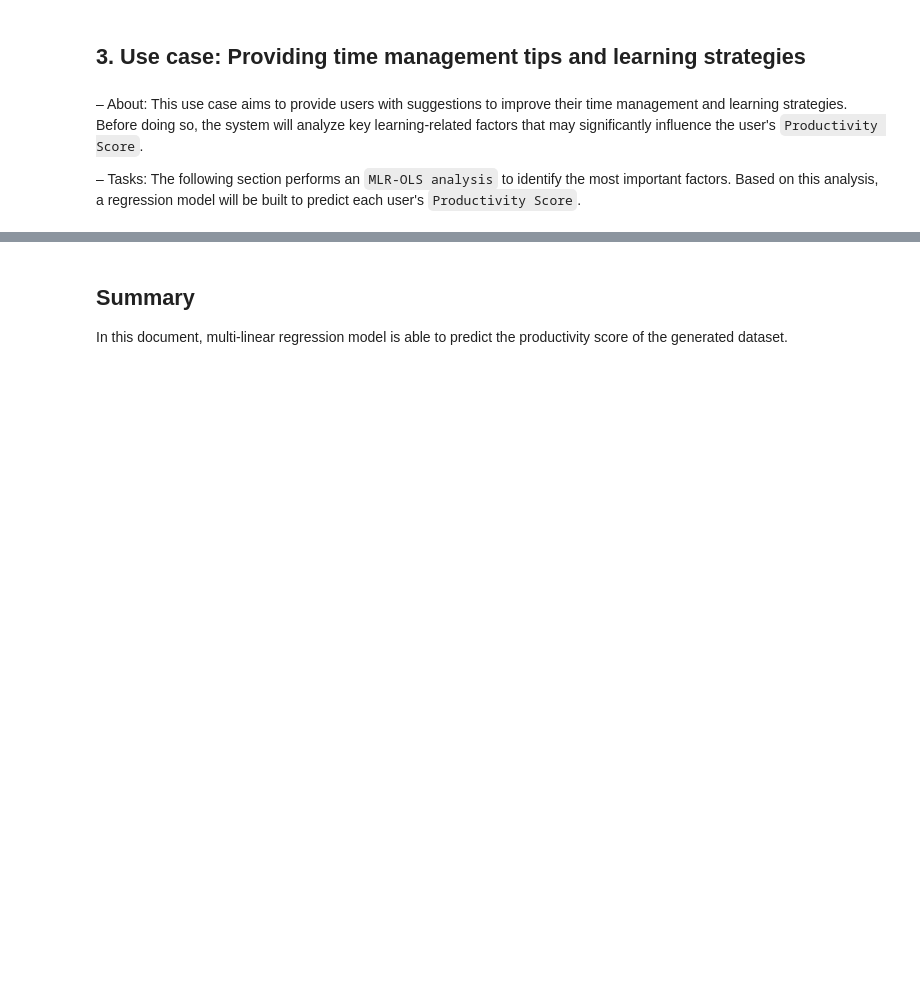
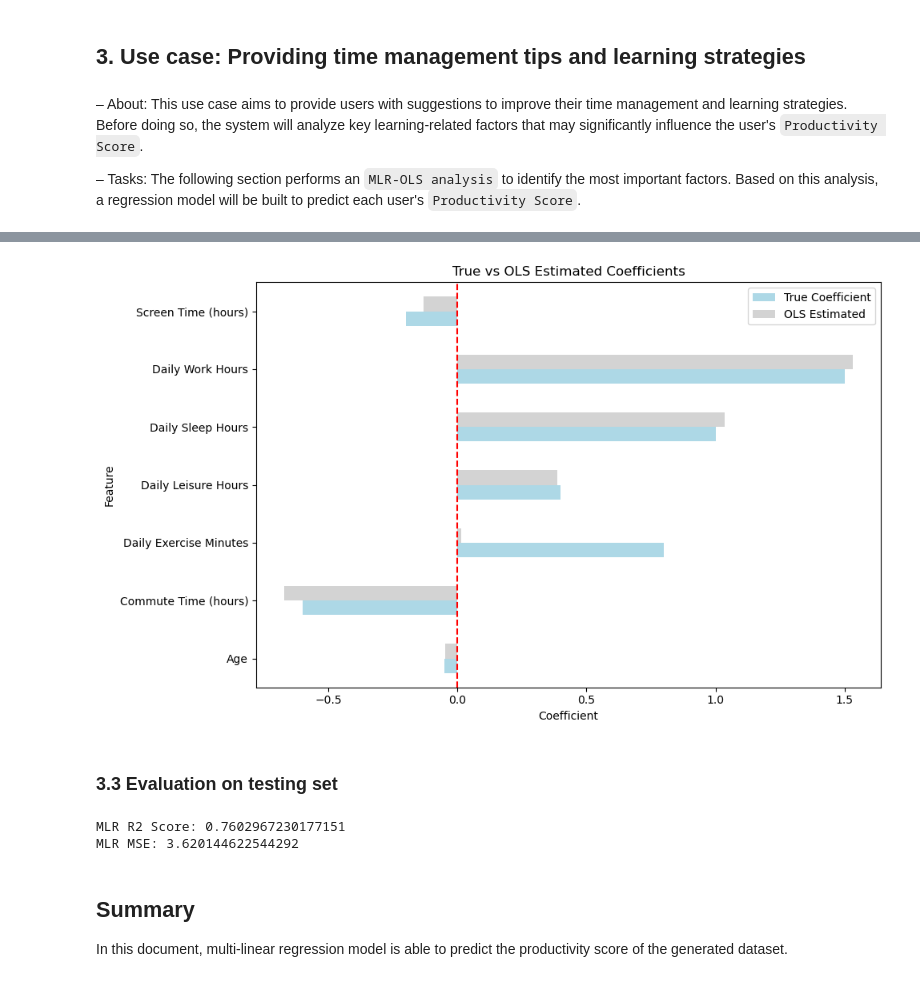
Before and after one commit to yceugene/learnsync, a Jupyter notebook: src/simulation.ipynb, the cells around one changed output, grey strips where cells are left out. Drawn from its saved outputs; the diff is of its cells as text; code cells hidden in the pictures; blank space fills up the shorter version.

```diff
--- a/src/simulation.ipynb
+++ b/src/simulation.ipynb
@@ -330,7 +304,5 @@ y = data['Productivity Score']
 # Prepare Training and testing set
 X_train, X_test, y_train, y_test = train_test_split(X, y, test_size=0.2, random_state=42)
 
-# Conduct Z-scaled normalization
-scaler = StandardScaler()
-X_train_scaled = scaler.fit_transform(X_train)   # Fit on training data
-X_test_scaled = scaler.transform(X_test)         # Transform test data using training stats
+mlr_model = sm.OLS(y_train, sm.add_constant(X_train)).fit()
+print(mlr_model.summary())
@@ -399,3 +352,44 @@ R_square: 0.22
+# %%
+# Ground truth coefficients used when generating the synthetic data
+true_coefs = {
+    'Daily Work Hours': 1.5,            # More work hours can increase productivity
+    'Daily Sleep Hours': 1.0,           # Better sleep supports better focus and output
+    'Daily Exercise Minutes': 0.8,      # Physical activity improves energy and alertness
+    'Daily Leisure Hours': 0.4,         # Moderate leisure helps reduce stress
+    'Commute Time (hours)': -0.6,       # Longer commutes reduce time and energy for work
+    'Age': -0.05,                       # Slight decline in productivity with age
+    'Screen Time (hours)': -0.2,        # Excessive screen time may distract or tire users
+}
+
+# Estimated coefficients from the OLS regression model
+ols_coefs = mlr_model.params.drop('const')  # Drop the intercept
+
+# Combine both into a single DataFrame for comparison
+compare_df = pd.DataFrame({
+    'True Coefficient': pd.Series(true_coefs),
+    'OLS Estimated': ols_coefs
+})
+
+# Plot a horizontal grouped bar chart
+compare_df.plot(kind='barh', figsize=(10, 6), color=['lightblue', 'lightgray'])
+plt.axvline(0, color='red', linestyle='--')  # Add vertical line at zero
+plt.title('True vs OLS Estimated Coefficients')
+plt.xlabel('Coefficient')
+plt.ylabel('Feature')
+plt.tight_layout()
+plt.show()
+# %% [output]
+[figure, added]
+# %% [markdown]
+### 3.3 Evaluation on testing set
+# %%
+y_test_pred = mlr_model.predict(sm.add_constant(X_test))
+
+print("MLR R2 Score:", r2_score(y_test, y_test_pred))
+print("MLR MSE:", mean_squared_error(y_test, y_test_pred))
+# %% [output]
+MLR R2 Score: 0.7602967230177151
+MLR MSE: 3.620144622544292
 # %% [markdown]
 ## Summary
 In this document, multi-linear regression model is able to predict the productivity score of the generated dataset.
```
Also changed, not shown: parts of 14 cells of this notebook.
